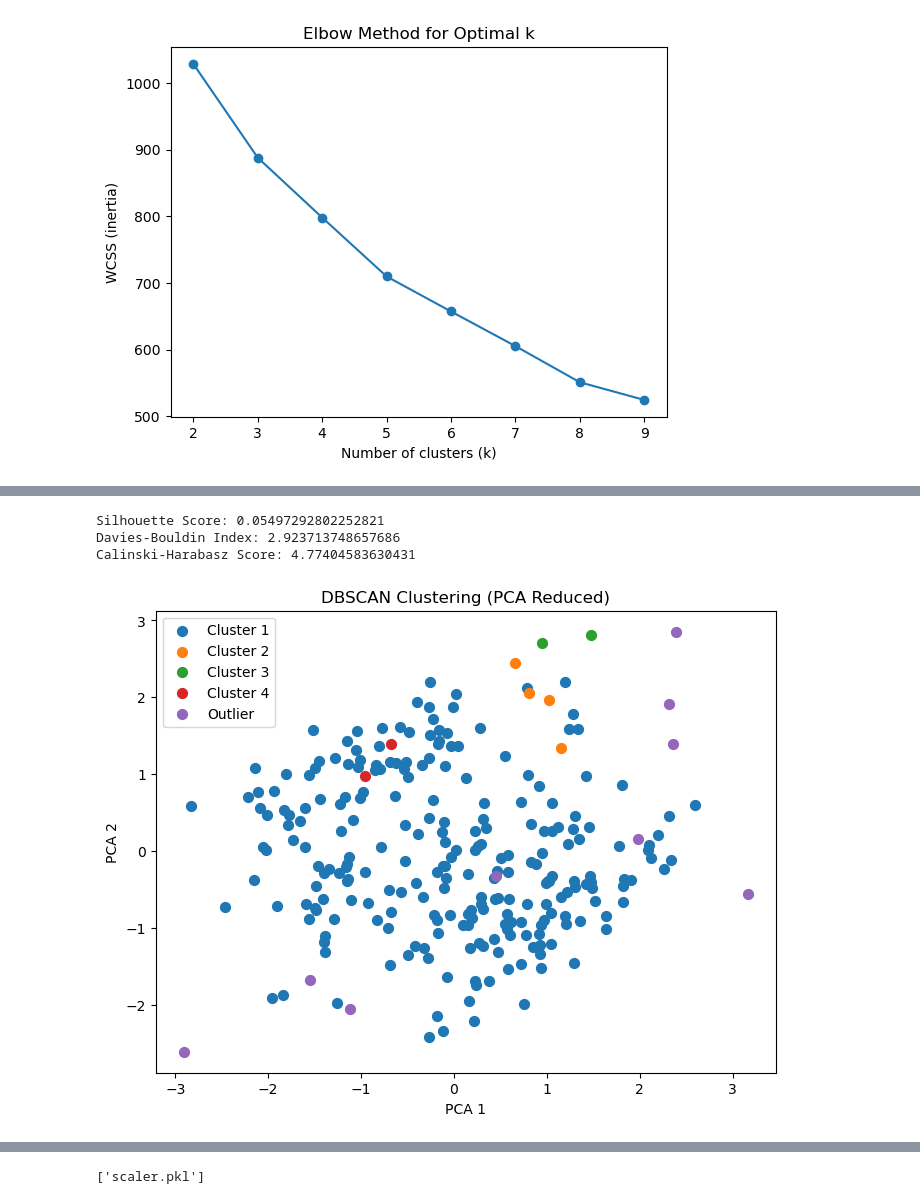
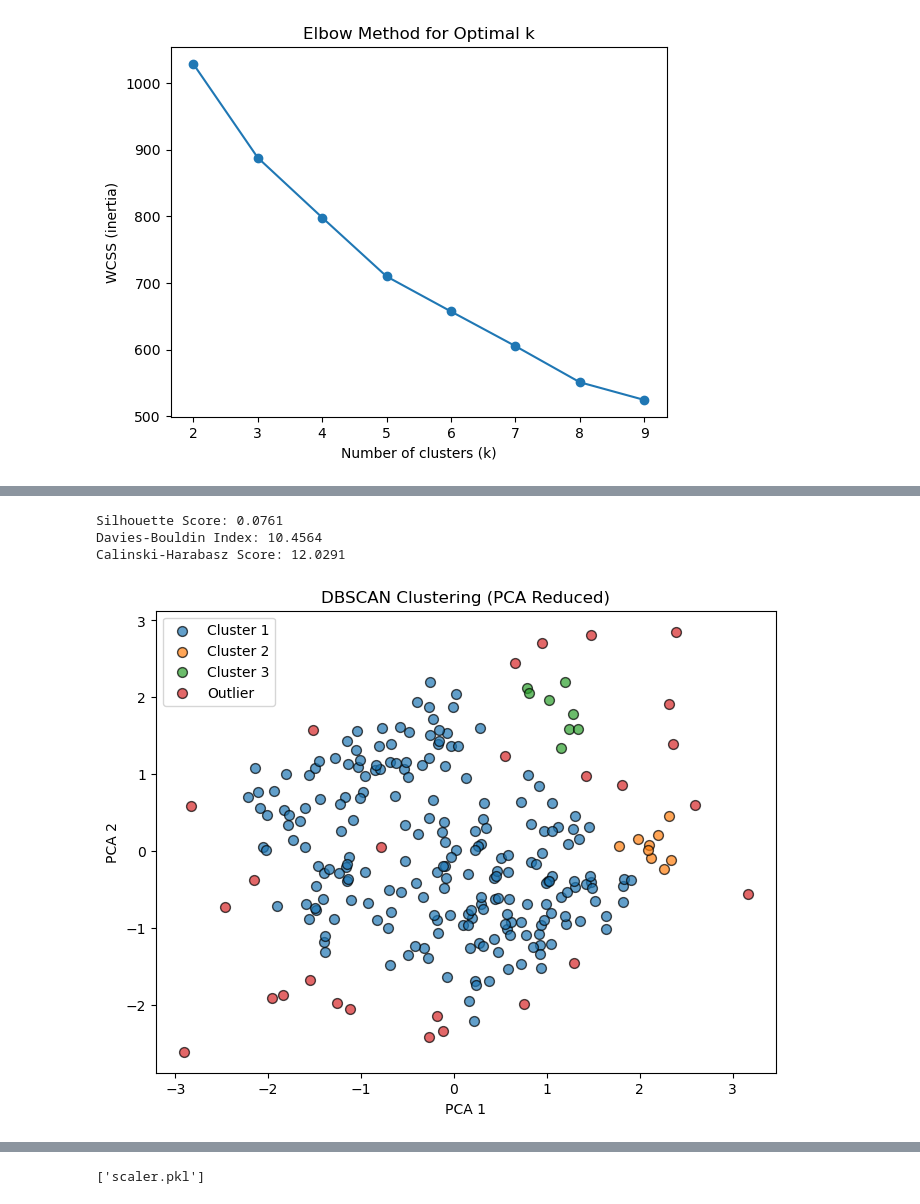
Before and after one commit to NithyaShriSK/unsupervised-Kmeans-DBscan-Task, a Jupyter notebook: cluster.ipynb, the cells around one changed output, grey strips where cells are left out. Saved outputs shown, nothing was run; the diff lists cells and outputs as text; code cells hidden in the pictures.

```diff
--- a/cluster.ipynb
+++ b/cluster.ipynb
@@ -347,35 +333,37 @@ Best params = eps=1.1, min_samples=3 with silhouette=0.2804
 # %%
-dbscan = DBSCAN(eps=0.8, min_samples=2)
+dbscan = DBSCAN(eps=0.35, min_samples=4)
 y_db = dbscan.fit_predict(X_pca)
-y_db_mapped = []
-for label in y_db:
-    if label == -1:
-        y_db_mapped.append("Outlier")
-    else:
-        y_db_mapped.append(f"Cluster {label+1}")
-y_db_mapped = np.array(y_db_mapped)
-if len(set(y_db)) > 1:
+y_db_mapped = np.array([
+    "Outlier" if label == -1 else f"Cluster {label+1}" for label in y_db
+])
+if len(set(y_db)) > 1 and not set(y_db) == {-1}:
     db_sil = silhouette_score(X_pca, y_db)
     db_db = davies_bouldin_score(X_pca, y_db)
     db_ch = calinski_harabasz_score(X_pca, y_db)
 else:
     db_sil, db_db, db_ch = np.nan, np.nan, np.nan
-res.append([db_sil, db_db, db_ch, np.nan])
-print("Silhouette Score:", db_sil)
-print("Davies-Bouldin Index:", db_db)
-print("Calinski-Harabasz Score:", db_ch)
-plt.figure(figsize=(8,6))
-for label in np.unique(y_db_mapped):
-    mask = y_db_mapped == label
-    plt.scatter(X_pca[mask,0], X_pca[mask,1], label=label, s=50)
-plt.xlabel("PCA 1")
-plt.ylabel("PCA 2")
-plt.title("DBSCAN Clustering (PCA Reduced)")
-plt.legend()
-plt.show()
+res.append([db_sil,db_db,db_ch,np.nan])
+print(f"\nSilhouette Score: {db_sil:.4f}")
+print(f"Davies-Bouldin Index: {db_db:.4f}")
+print(f"Calinski-Harabasz Score: {db_ch:.4f}")
 # %% [output]
-Silhouette Score: 0.05497292802252821
-Davies-Bouldin Index: 2.923713748657686
-Calinski-Harabasz Score: 4.77404583630431
+Silhouette Score: 0.0761
+Davies-Bouldin Index: 10.4564
+Calinski-Harabasz Score: 12.0291
-[figure, removed]
+# %%
+plt.figure(figsize=(8,6))
+unique_labels = np.unique(y_db_mapped)
+colors = plt.cm.tab10.colors
+for i, label in enumerate(unique_labels):
+    mask = y_db_mapped == label
+    color = colors[i % 10] if label != "Outlier" else (0.6,0.6,0.6)
+    plt.scatter(X_pca[mask, 0], X_pca[mask, 1], label=label, s=50, edgecolors='k', alpha=0.7)
+
+plt.xlabel("PCA 1")
+plt.ylabel("PCA 2")
+plt.title("DBSCAN Clustering (PCA Reduced)")
+plt.legend()
+plt.show()
+# %% [output]
+[figure, added]
 # %%
```
Also changed, not shown: parts of 12 cells of this notebook, 1 other file.
